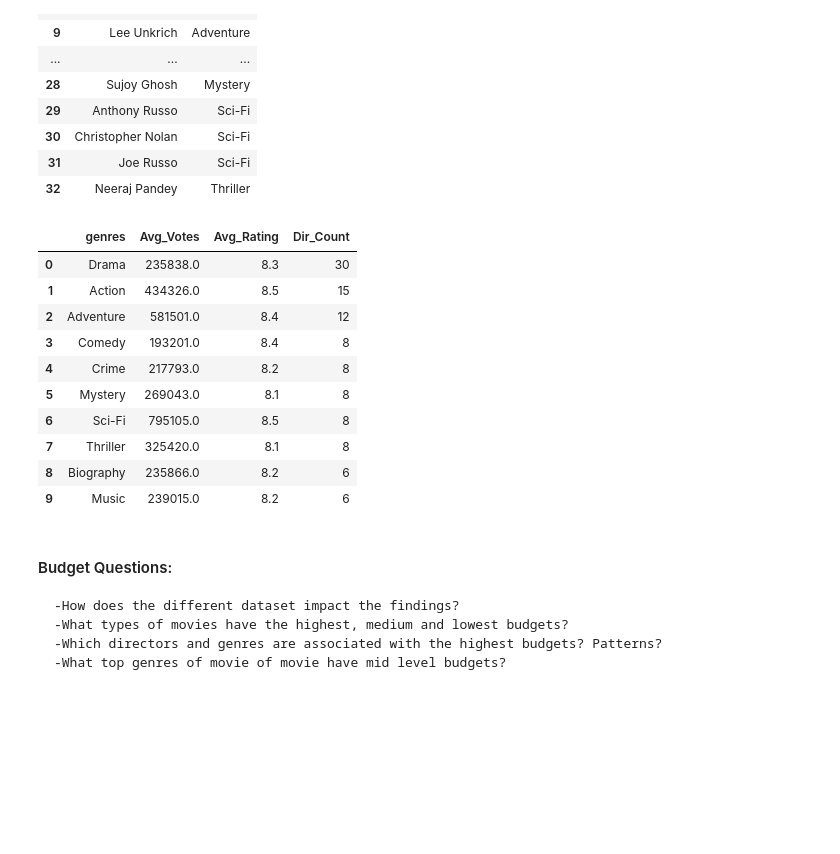
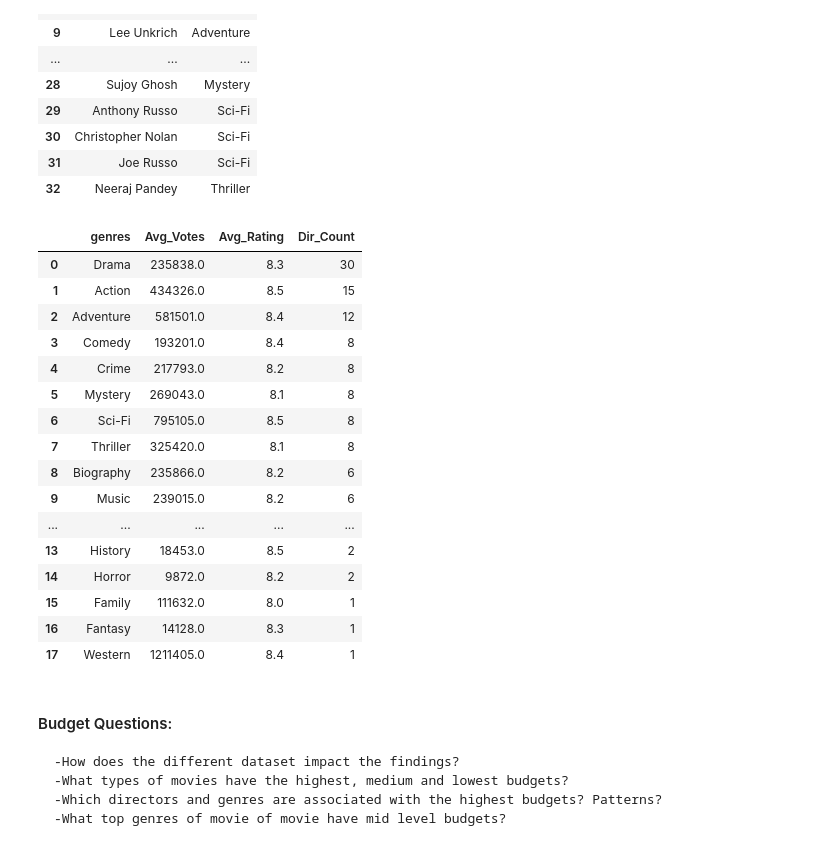
Before and after one commit to Dmvinedata/Phase1_Project, a Jupyter notebook: Microsoft_Rec_DJackson_June22.ipynb, the cells around one changed output. Saved outputs shown, nothing was run; the diff lists cells and outputs as text; code cells hidden in the pictures; blank space fills up the shorter version.

```diff
--- a/Microsoft_Rec_DJackson_June22.ipynb
+++ b/Microsoft_Rec_DJackson_June22.ipynb
@@ -874,34 +874,40 @@ SELECT
 FROM g
 JOIN movieD2_df
     USING (movie_id)
 
 WHERE director IN (SELECT
     director
 FROM g
 JOIN movieD2_df
     USING (movie_id)
 GROUP BY director
 HAVING COUNT ( DISTINCT movie_id )  > 1)
 
 GROUP BY genres
 ORDER BY Dir_Count DESC, genres ASC
-LIMIT 10
+
 """
 
 Dir_Gen_C = pysqldf(q)
 Dir_Gen_C
 # %% [output]
 |  | genres | Avg_Votes | Avg_Rating | Dir_Count |
 | 0 | Drama | 235838.0 | 8.3 | 30 |
 | 1 | Action | 434326.0 | 8.5 | 15 |
 | 2 | Adventure | 581501.0 | 8.4 | 12 |
 | 3 | Comedy | 193201.0 | 8.4 | 8 |
 | 4 | Crime | 217793.0 | 8.2 | 8 |
 | 5 | Mystery | 269043.0 | 8.1 | 8 |
 | 6 | Sci-Fi | 795105.0 | 8.5 | 8 |
 | 7 | Thriller | 325420.0 | 8.1 | 8 |
 | 8 | Biography | 235866.0 | 8.2 | 6 |
 | 9 | Music | 239015.0 | 8.2 | 6 |
+| ... | ... | ... | ... | ... |
+| 13 | History | 18453.0 | 8.5 | 2 |
+| 14 | Horror | 9872.0 | 8.2 | 2 |
+| 15 | Family | 111632.0 | 8.0 | 1 |
+| 16 | Fantasy | 14128.0 | 8.3 | 1 |
+| 17 | Western | 1211405.0 | 8.4 | 1 |
 # %% [markdown]
 #### Budget Questions:
     -How does the different dataset impact the findings?
```
Also changed, not shown: parts of 20 cells of this notebook.
